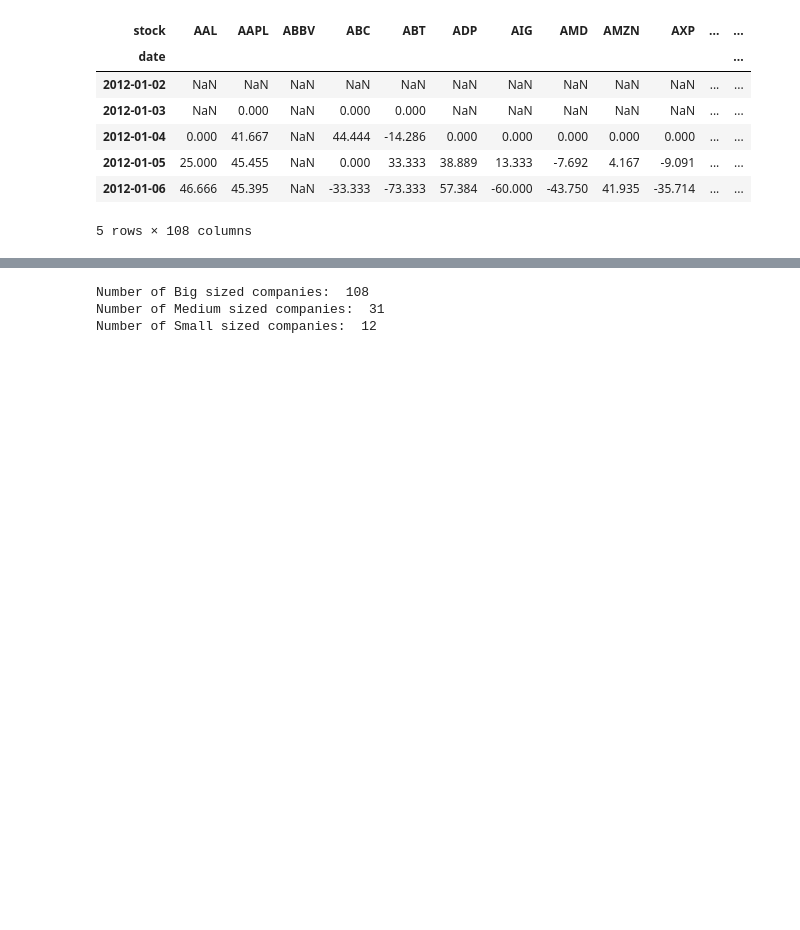
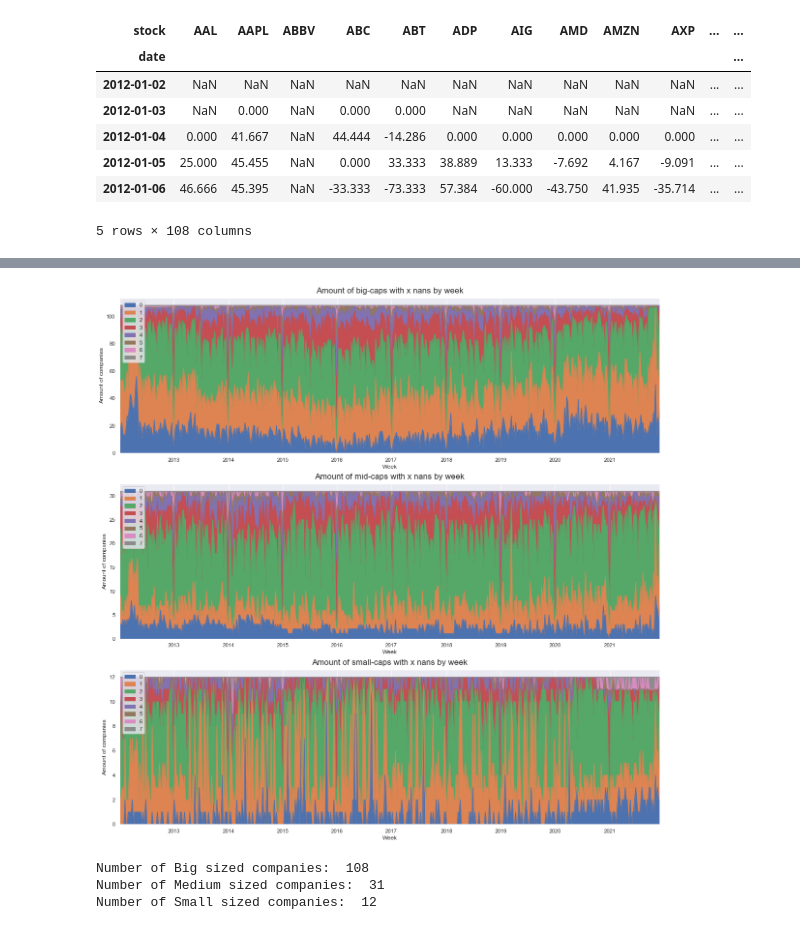
Before and after one commit to DaniloMendezR/master_thesis, a Jupyter notebook: Data_cleaning.ipynb, the cells around one changed output, grey strips where cells are left out. Drawn from its saved outputs; the diff is of its cells as text; code cells hidden in the pictures; blank space fills up the shorter version.

```diff
--- a/Data_cleaning.ipynb
+++ b/Data_cleaning.ipynb
@@ -75,0 +136,10 @@ for i in small_sent_all.columns[2:]:
+# %%
+#Create a Dataframe with the weekly number of companies that have x amount of nans, where x=[0,1,2,3,4,5,6,7]
+#Big-caps
+big_weekly_companies_by_nans = big_weekly_nan.apply(pd.value_counts, axis=1).fillna(0)
+#Mid-caps
+mid_weekly_companies_by_nans = mid_weekly_nan.apply(pd.value_counts, axis=1).fillna(0)
+#Small-caps
+small_weekly_companies_by_nans = small_weekly_nan.apply(pd.value_counts, axis=1).fillna(0)
+
+big_weekly_companies_by_nans.head()
@@ -76,3 +154,28 @@ for i in small_sent_all.columns[2:]:
+# %%
+fig2 = plt.figure(figsize=(20,20))
+ax = fig2.add_subplot(3,1,1)
+big_weekly_companies_by_nans.plot(kind='area', ax = ax)
+ax.set_title("Amount of big-caps with x nans by week", size = 17, pad = 10)
+ax.set_ylabel("Amount of companies")
+ax.set_xlabel("Week")
+ax.legend(loc='upper left')
+
+ax2 = fig2.add_subplot(3,1,2)
+mid_weekly_companies_by_nans.plot(kind='area', ax = ax2)
+ax2.set_title("Amount of mid-caps with x nans by week", size = 17, pad = 10)
+ax2.set_ylabel("Amount of companies")
+ax2.set_xlabel("Week")
+ax2.legend(loc='upper left')
+
+ax3 = fig2.add_subplot(3,1,3)
+small_weekly_companies_by_nans.plot(kind='area', ax = ax3)
+ax3.set_title("Amount of small-caps with x nans by week", size = 17, pad = 10)
+ax3.set_ylabel("Amount of companies")
+ax3.set_xlabel("Week")
+ax3.legend(loc='upper left')
+plt.show()
+# %% [output]
+[figure, added]
 # %%
 print("Number of Big sized companies: ",len(big_sent_tables['big_RCV'].columns))
 print("Number of Medium sized companies: ",len(mid_sent_tables['mid_RCV'].columns))
```
Also changed, not shown: parts of 6 cells of this notebook.
